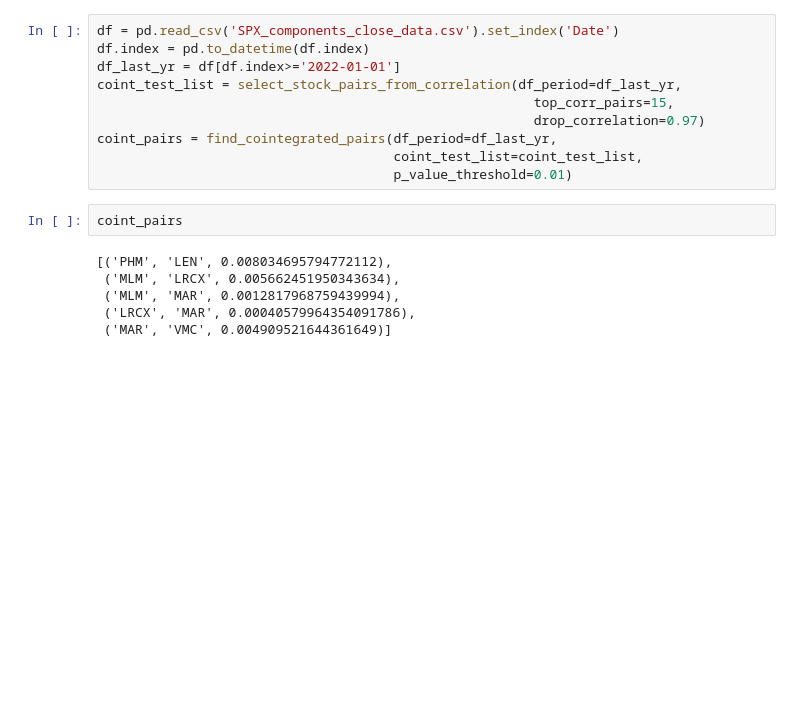
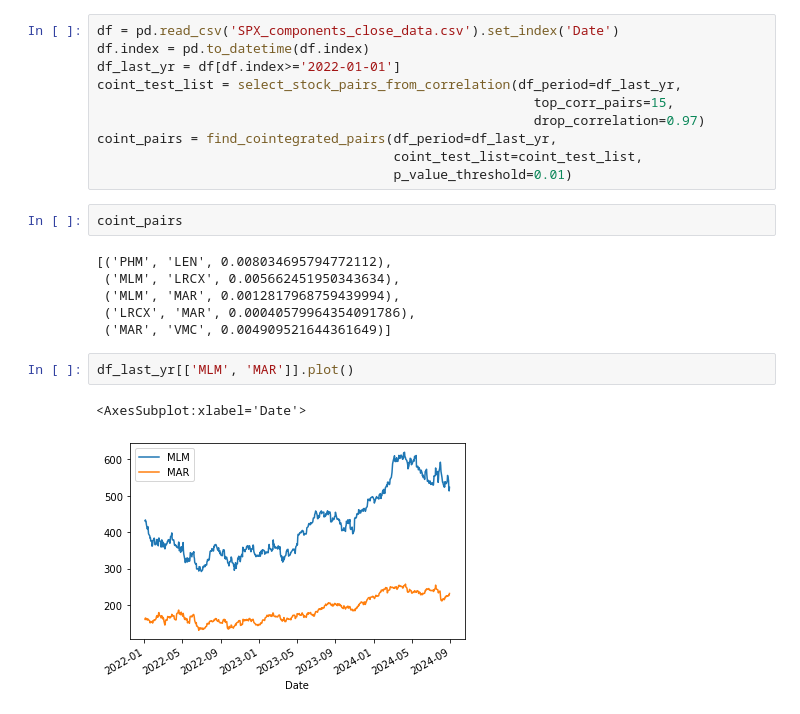
Before and after one commit to shenyifan17/equities_mean_reversion, a Jupyter notebook: main_strategy.ipynb, the cells around one changed output. Saved outputs shown, nothing was run; the diff lists cells and outputs as text; blank space fills up the shorter version.

```diff
--- a/main_strategy.ipynb
+++ b/main_strategy.ipynb
@@ -25,3 +26,8 @@ coint_pairs
  ('MLM', 'MAR', 0.0012817968759439994),
  ('LRCX', 'MAR', 0.00040579964354091786),
  ('MAR', 'VMC', 0.004909521644361649)]
+# %%
+df_last_yr[['MLM', 'MAR']].plot()
+# %% [output]
+<AxesSubplot:xlabel='Date'>
+[figure, added]
```
Also changed, not shown: parts of 3 cells of this notebook, 1 other file.
